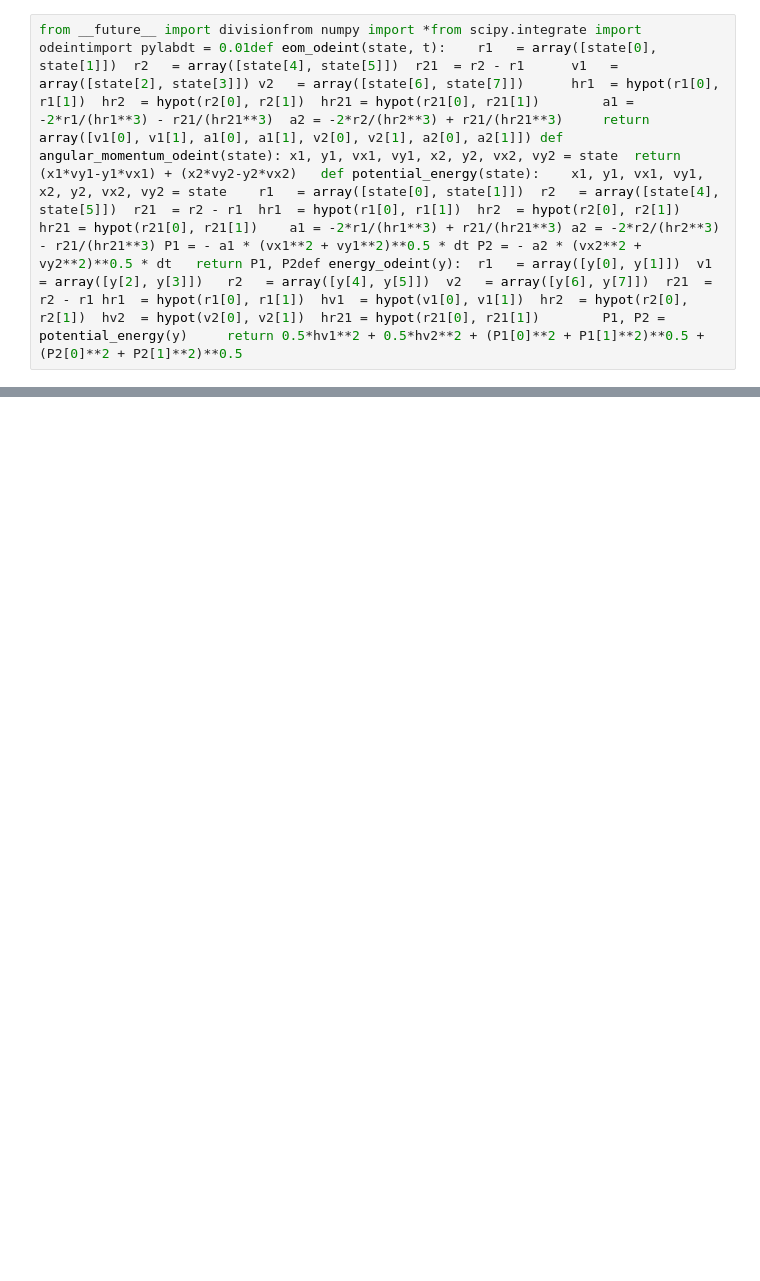
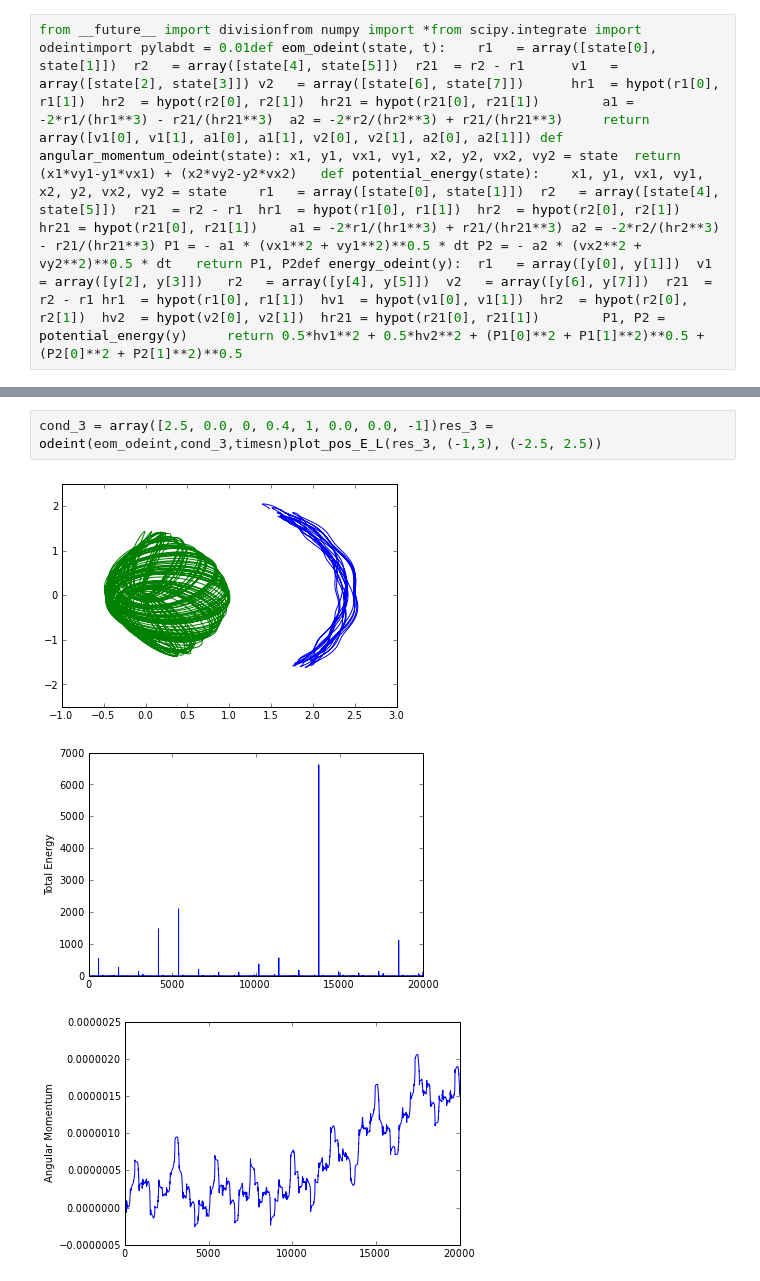
Before and after one commit to octokat/CSCI_477, a Jupyter notebook: HeliumAtom.ipynb, the cells around one changed output, grey strips where cells are left out. Cells and saved outputs as stored; diff of their text form; blank space fills up the shorter version.

```diff
--- a/HeliumAtom.ipynb
+++ b/HeliumAtom.ipynb
@@ -10,0 +25,6 @@ cond_1 = array([1.4, 0.0, 0, 0.86, -1, 0.0, 0.0, -1])timesn = linspace(0.0, 100.
+# %%
+cond_3 = array([2.5, 0.0, 0, 0.4, 1, 0.0, 0.0, -1])res_3 = odeint(eom_odeint,cond_3,timesn)plot_pos_E_L(res_3, (-1,3), (-2.5, 2.5))
+# %% [output]
+[figure, added]
+[figure, added]
+[figure, added]
```
Also changed, not shown: parts of 6 cells of this notebook.
